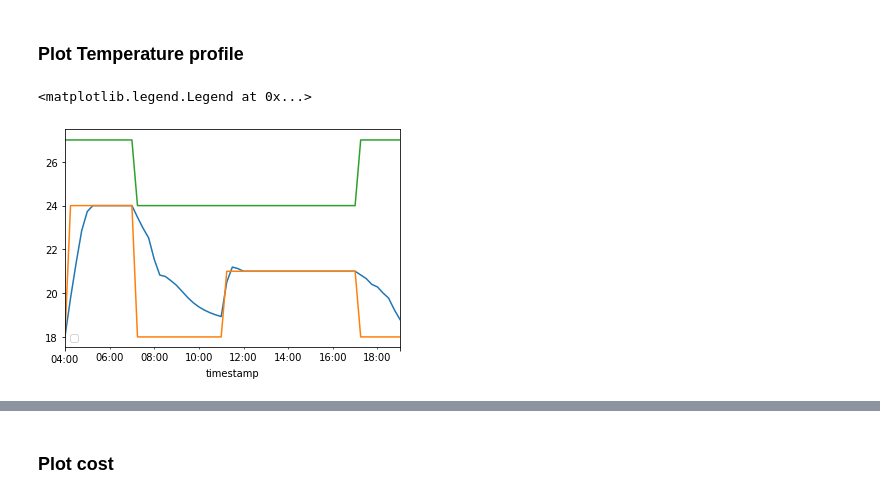
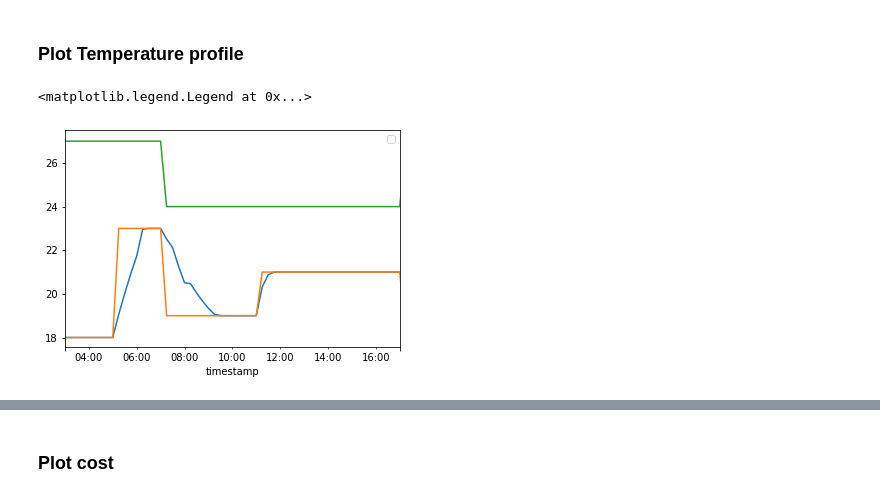
Before and after one commit to husseinelehwany/Direct_load_ctrl, a Jupyter notebook: RL/base_case.ipynb, the cells around one changed output, grey strips where cells are left out. Cells and saved outputs as stored; diff of their text form; code cells hidden in the pictures.

```diff
--- a/RL/base_case.ipynb
+++ b/RL/base_case.ipynb
@@ -173,17 +171,17 @@ df.to_csv('{}_data.csv'.format(prefix), index=False)
 ### Plot Temperature profile
 # %%
 time_range = pd.date_range(start='2019-01-01 00:15:00', end='2020-1-1 00:00:00', freq='15T')
-df= pd.read_csv('out_offset3/eplusout.csv')#[:-1]  # remove last time step 31/12 24:00
+df= pd.read_csv('out_offset2/eplusout.csv')#[:-1]  # remove last time step 31/12 24:00
 df["timestamp"] = time_range
 df.set_index('timestamp', inplace=True)
 df_filter = df.filter(regex="OFFICE:Zone Thermostat|OFFICE:Zone Mean Air Temperature")
 df_filter.plot()
-month = 1; day = 2
-plt.xlim([dt.datetime(2019, month, day,4,0,0), dt.datetime(2019, month, day,19,0,0)])
+month = 1; day = 5
+plt.xlim([dt.datetime(2019, month, day,3,0,0), dt.datetime(2019, month, day,17,0,0)])
 plt.legend([])
 # %% [output]
 <matplotlib.legend.Legend at 0x...>
-[figure, old version]
+[figure, new version]
 # %%
 time_range = pd.date_range(start='2019-01-01 00:15:00', end='2020-1-1 00:00:00', freq='15T')
 df= pd.read_csv('out_basecase/eplusout.csv')#[:-1]  # remove last time step 31/12 24:00
```
Also changed, not shown: parts of 14 cells of this notebook.
